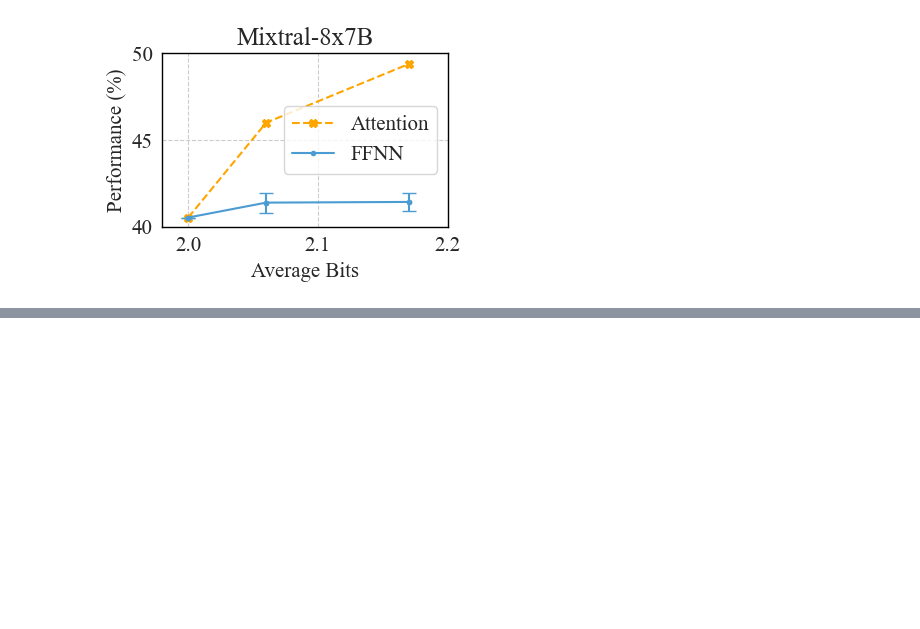
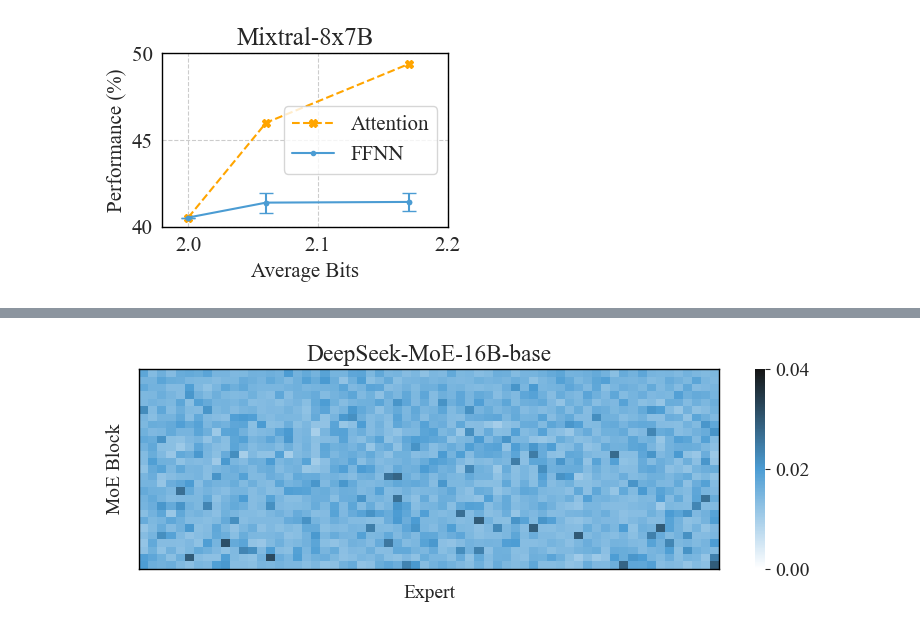
Before and after one commit to Jinxiaolong1129/moe_quantize, a Jupyter notebook: notebooks/draw-figure.ipynb, the cells around one changed output, grey strips where cells are left out. Saved outputs shown, nothing was run; the diff lists cells and outputs as text; code cells hidden in the pictures; blank space fills up the shorter version.

```diff
--- a/notebooks/draw-figure.ipynb
+++ b/notebooks/draw-figure.ipynb
@@ -115,0 +167,42 @@ plt.savefig('ffnn_vs_attn_deepseek.svg', dpi=300)
+# %%
+count = torch.load("/Users/lipingzhi/Downloads/deepseek-routing-count.pt")
+frequency = count / torch.sum(count, dim=-1, keepdim=True)
+sns.set_palette("colorblind")
+font = {'family': 'Times New Roman',
+        'weight': 'normal',
+        'size': 14}
+plt.rc('font', **font)
+plt.figure(figsize=(8, 3))
+v_max = torch.max(frequency)
+v_max = ceil(v_max * 50) / 50
+v_min = 0.0
+ax = sns.heatmap(
+    frequency,
+    cmap=cmap,
+    # cmap=sns.color_palette("rocket_r", as_cmap=True),
+    linewidth=0, vmax=v_max, vmin=v_min
+)
+# set the colorbar labels to only one decimal place
+num_ticks = v_max * 50 + 1
+ax.collections[0].colorbar.set_ticks([v_min + 0.02 * i for i in range(int(num_ticks))])
+ax.collections[0].colorbar.set_ticklabels([f"{v_min + 0.02 * i:.2f}" for i in range(int(num_ticks))])
+ax.set_title(f"DeepSeek-MoE-16B-base")
+ax.set_xticklabels([])
+ax.set_yticklabels([])
+ax.set_xlabel("Expert")
+ax.set_ylabel("MoE Block")
+
+def _set_boarder(spine):
+    spine.set_visible(True)
+    spine.set_color('black')
+    spine.set_linewidth(1.)
+
+_set_boarder(ax.spines['left'])
+_set_boarder(ax.spines['bottom'])
+_set_boarder(ax.spines['right'])
+_set_boarder(ax.spines['top'])
+
+plt.tight_layout()
+plt.savefig('deepseek_routing.svg', dpi=300)
+# %% [output]
+[figure, added]
```
Also changed, not shown: parts of 6 cells of this notebook, 4 other files.
